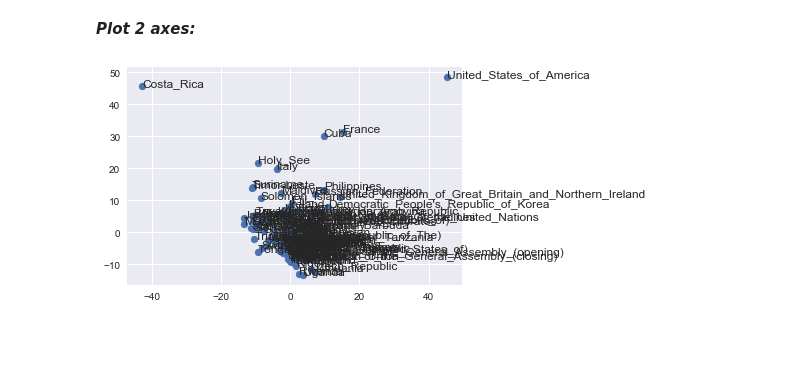
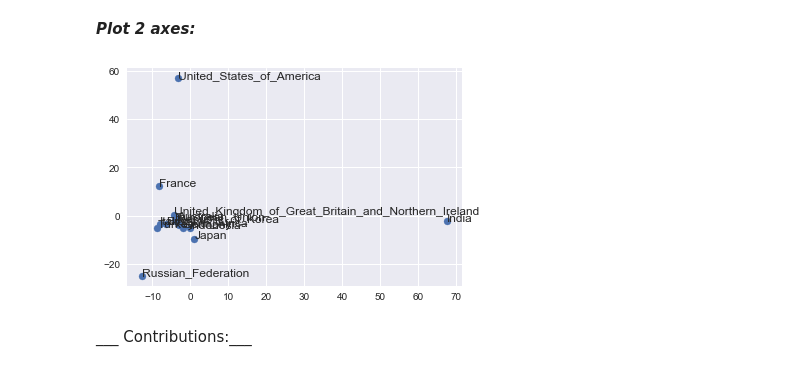
Before and after one commit to nico-gj/2017_un_speeches, a Jupyter notebook: scripts/2_analysis.ipynb, the cells around one changed output. Saved outputs shown, nothing was run; the diff lists cells and outputs as text; code cells hidden in the pictures; blank space fills up the shorter version.

```diff
--- a/scripts/2_analysis.ipynb
+++ b/scripts/2_analysis.ipynb
@@ -85,3 +85,5 @@ stopwords += ['yours', 'yourself', 'yourselves']
+# %%
+stopwords += ['mr', 'non']
 # %%
 def removeStopwords(wordlist, stopwords):
     return [w for w in wordlist if w not in stopwords]
@@ -116,6 +118,7 @@ for country in countries:
         table['word_3'] = table['word'].apply(lambda x: sno.stem(x))
 
         grouped = pd.DataFrame({'freq' : table.groupby(['word_3'])['count'].agg('sum')}).reset_index()
+        grouped['freq'] = grouped['freq']/grouped['freq'].sum()
 
         df = pd.merge(df, grouped, how = 'outer', left_on='word', right_on='word_3')
         df['word'] = np.where(df['word'].isnull(), df['word_3'], df['word'])
@@ -179,0 +335,2 @@ print(df1.shape)
+# %%
+df1 = df1[column_subset]
@@ -187,6 +348,7 @@ ___ Limit data to words refered to by at least X countries:___
 # %%
+n = 0
 df1['occurrence'] = df1.astype(bool).sum(axis=1)
-df1 = df1[df1['occurrence']>5]
+df1 = df1[df1['occurrence']>n]
 del df1['occurrence']
 print(df1.shape)
 # %% [output]
@@ -211,12 +403,14 @@ ___Plot 2 axes:___
 # %%
 y=Y_sklearn[:,0]
 z=Y_sklearn[:,1]
 n=y_
 
 fig, ax = plt.subplots()
-ax.scatter(z, y)
+ax.scatter(y, z)
 
 for i, txt in enumerate(n):
-    ax.annotate(txt, (z[i],y[i]))
+    ax.annotate(txt, (y[i], z[i]))
 # %% [output]
-[figure, old version]
+[figure, new version]
+# %% [markdown]
+___ Contributions:___
```
Also changed, not shown: parts of 19 cells of this notebook, 18 other files.
